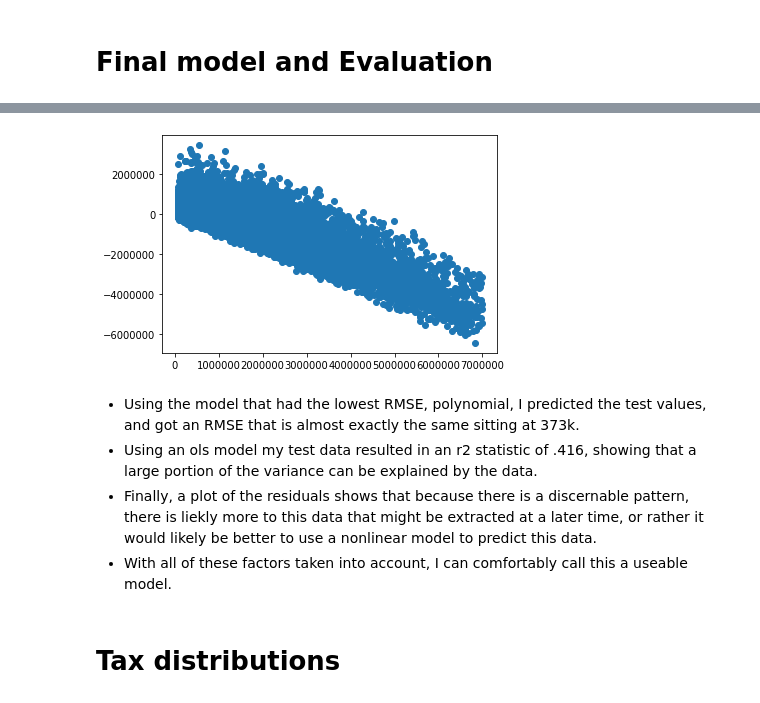
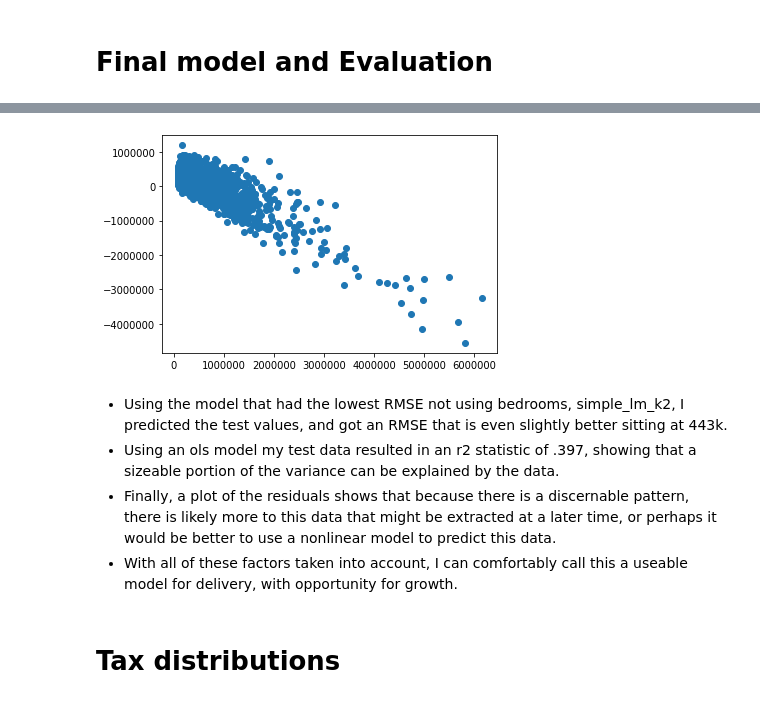
Before and after one commit to CameronGTaylor/zillow_project, a Jupyter notebook: zillow_main.ipynb, the cells around one changed output, grey strips where cells are left out. Drawn from its saved outputs; the diff is of its cells as text; code cells hidden in the pictures.

```diff
--- a/zillow_main.ipynb
+++ b/zillow_main.ipynb
@@ -120,8 +144,0 @@ df.head()
-# %%
-df = pd.merge(df, counties, left_on='county',
-             right_on='FIPS', how='left')
-df.drop(columns='county_x', inplace=True)
-# %%
-df.columns = ['bathroom', 'bedroom', 'square_feet', 'tax',
-              'house_value', 'FIPS', 'county', 'state']
-df.head()
@@ -271,9 +279,9 @@ predictions.head()
 # Using the two features suggested by SelectKBest
 X = train[['bathroom', 'square_feet']]
 
-simple_lm_2 = LinearRegression()
-simple_lm_2.fit(X, y_train)
-predictions['simple_lm_kbest'] = simple_lm_2.predict(X)
-predictions.simple_lm_kbest = predictions.simple_lm_kbest.astype(int)
+simple_lm_k2 = LinearRegression()
+simple_lm_k2.fit(X, y_train)
+predictions['simple_lm_k2'] = simple_lm_k2.predict(X)
+predictions.simple_lm_k2 = predictions.simple_lm_k2.astype(int)
 predictions.head()
 # %% [output]
@@ -399,5 +389,6 @@ poly_rmse
 # %%
-y_test_predictions_k2 = simple_lm_2.predict(X_test.drop(columns='bedroom'))
+X = X_test.drop(columns='bedroom')
+y_test_predictions_k2 = simple_lm_k2.predict(X)
 
 k2_rmse = sqrt(mse(y_test, y_test_predictions_k2))
 k2_rmse
@@ -416,11 +425,11 @@ evaluate.plot_residuals(y_test, y_test_predictions_poly)
 # %%
-evaluate.plot_residuals(y_test, y_test_predictions_poly)
+evaluate.plot_residuals(y_test, y_test_predictions_k2)
 # %% [output]
-[figure, old version]
+[figure, new version]
 # %% [markdown]
-- Using the model that had the lowest RMSE, polynomial, I predicted the test values, and got an RMSE that is almost exactly the same sitting at 373k.
-- Using an ols model my test data resulted in an r2 statistic of .416, showing that a large portion of the variance can be explained by the data.
-- Finally, a plot of the residuals shows that because there is a discernable pattern, there is liekly more to this data that might be extracted at a later time, or rather it would likely be better to use a nonlinear model to predict this data.
-- With all of these factors taken into account, I can comfortably call this a useable model.
+- Using the model that had the lowest RMSE not using bedrooms, simple_lm_k2, I predicted the test values, and got an RMSE that is even slightly better sitting at 443k.
+- Using an ols model my test data resulted in an r2 statistic of .397, showing that a sizeable portion of the variance can be explained by the data.
+- Finally, a plot of the residuals shows that because there is a discernable pattern, there is likely more to this data that might be extracted at a later time, or perhaps it would be better to use a nonlinear model to predict this data.
+- With all of these factors taken into account, I can comfortably call this a useable model for delivery, with opportunity for growth.
 # %% [markdown]
 # Tax distributions
```
Also changed, not shown: parts of 50 cells of this notebook, 3 other files.
